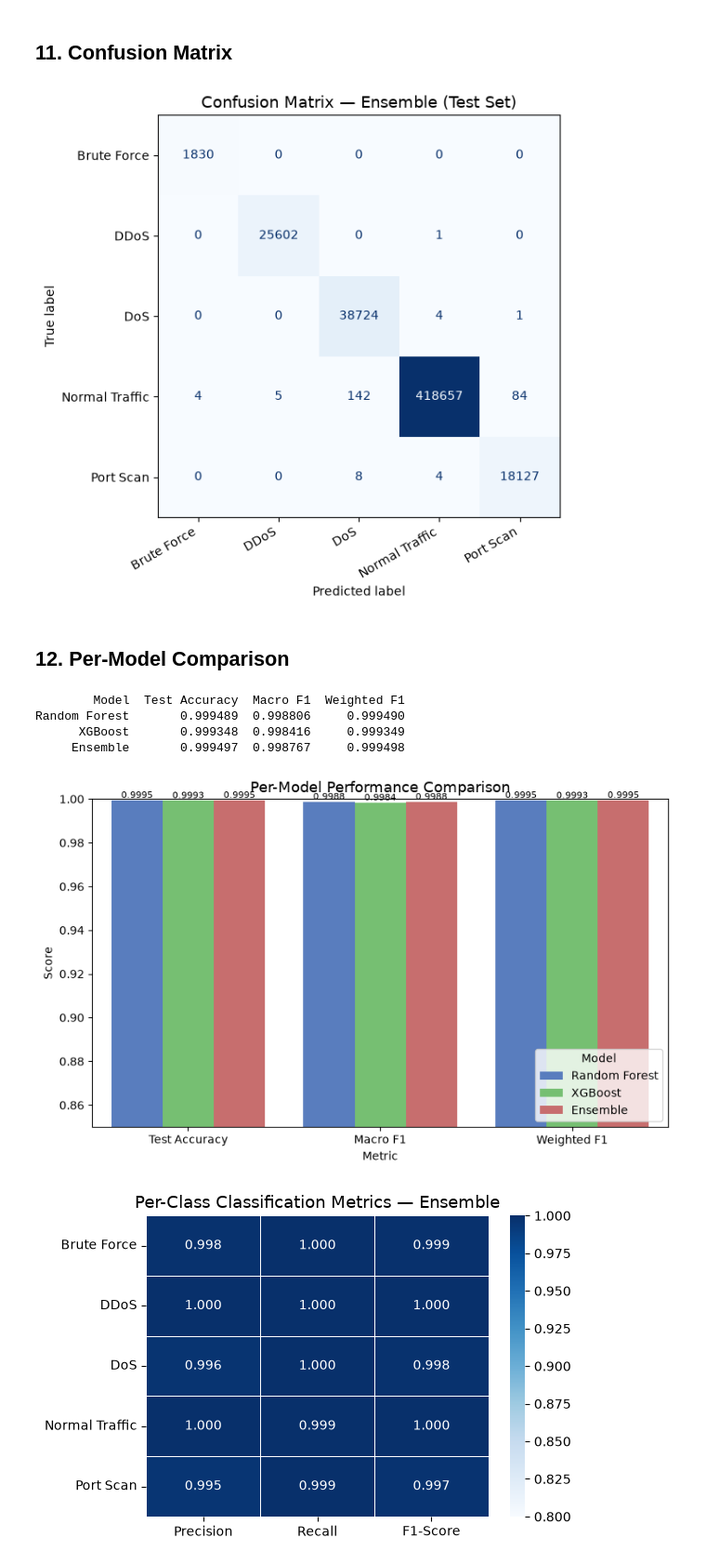
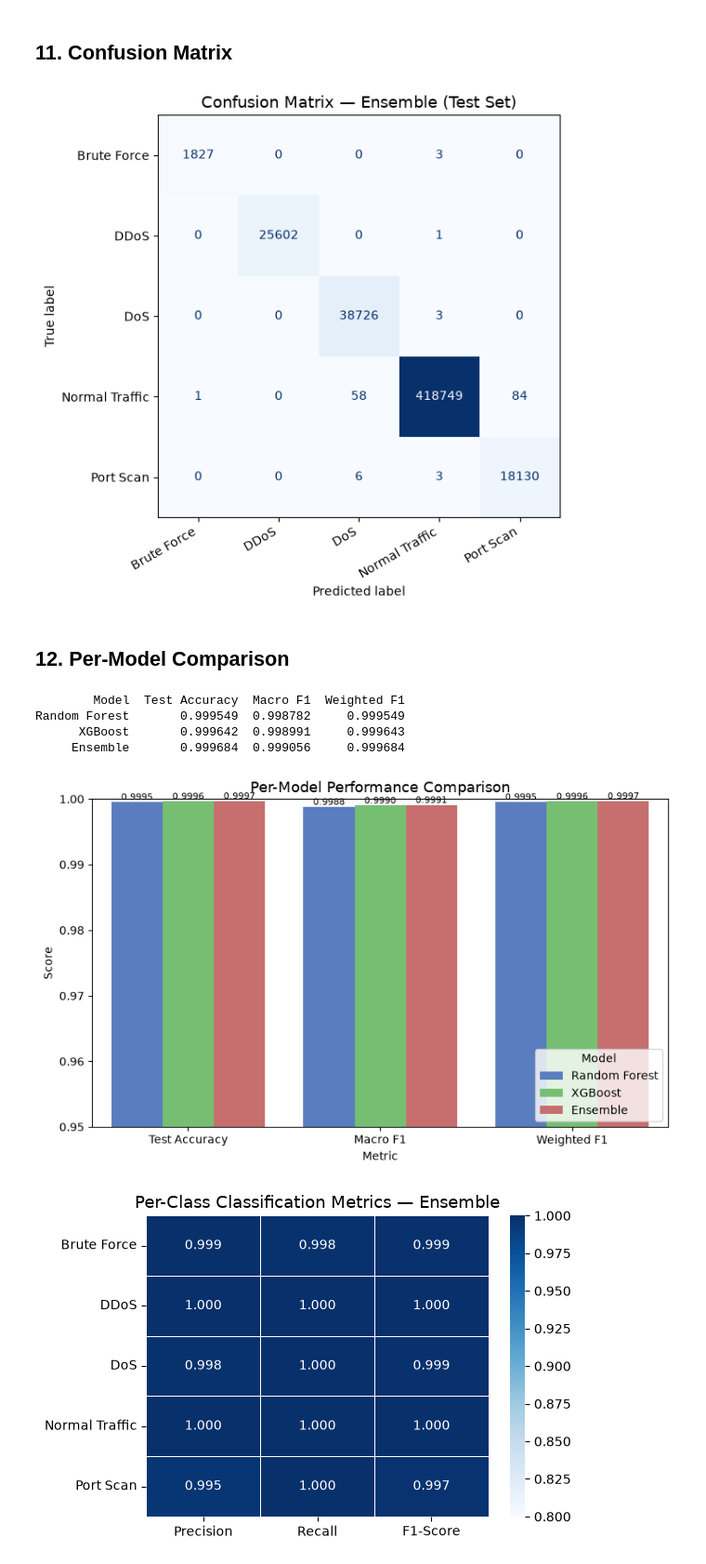
Before and after one commit to abhhiinv/NetworkIntrusionDetector, a Jupyter notebook: newmain.ipynb, the cells around one changed output. Shown at 93% size. Saved outputs shown, nothing was run; the diff lists cells and outputs as text; code cells hidden in the pictures.

Commit message:
retrained ensemble

```diff
--- a/newmain.ipynb
+++ b/newmain.ipynb
@@ -165,12 +165,13 @@ Sample weight range: 0.2402 — 54.9937
 ## 7. Train Random Forest
 # %%
 rf = RandomForestClassifier(
-    n_estimators=100,
+    n_estimators=300,
     max_depth=None,
     min_samples_split=2,
-    class_weight='balanced',   # RF handles imbalance natively via class_weight
-    random_state=RANDOM_STATE,
-    n_jobs=-1
+    class_weight='balanced_subsample',   # RF handles imbalance natively via class_weight
+    max_features='sqrt',
+    n_jobs=-1,
+    random_state=RANDOM_STATE
 )
 rf.fit(X_train_scaled, y_train)
 print('RF training complete.')
@@ -189,13 +190,15 @@ Trained separately with sample_weight — fixes the VotingClassifier bug
 where sample weights are not routed to internal estimators.
 # %%
 xgb = XGBClassifier(
-    n_estimators=200,
+    n_estimators=300,
     max_depth=6,
     learning_rate=0.1,
+    subsample=0.8,
+    colsample_bytree=0.8,
     tree_method='hist',        # use 'hist' — gpu_hist not supported on Kaggle free tier
     eval_metric='mlogloss',
     random_state=RANDOM_STATE,
-    n_jobs=-1
+    n_jobs=1
 )
 # Pass sample_weight directly — this is the fix for the imbalance bug
 xgb.fit(X_train_scaled, y_train, sample_weight=sample_weights,
@@ -272,7 +291,7 @@ plt.tight_layout()
 plt.savefig(r'D:\Academic\ML\ModelTraining\newOutput\confusion_matrix.png', bbox_inches='tight')
 plt.show()
 # %% [output]
-[figure, old version]
+[figure, new version]
 # %% [markdown]
 ## 12. Per-Model Comparison
 # %%
@@ -303,27 +322,27 @@ results = pd.DataFrame({
 print(results.to_string(index=False))
 # %% [output]
         Model  Test Accuracy  Macro F1  Weighted F1
-Random Forest       0.999489  0.998806     0.999490
-      XGBoost       0.999348  0.998416     0.999349
-     Ensemble       0.999497  0.998767     0.999498
+Random Forest       0.999549  0.998782     0.999549
+      XGBoost       0.999642  0.998991     0.999643
+     Ensemble       0.999684  0.999056     0.999684
 # %%
 metrics_df = results.melt(id_vars='Model', value_vars=['Test Accuracy', 'Macro F1', 'Weighted F1'],
                            var_name='Metric', value_name='Score')
 fig, ax = plt.subplots(figsize=(8, 5))
 sns.barplot(data=metrics_df, x='Metric', y='Score', hue='Model',
             palette=['#4878CF', '#6ACC65', '#D65F5F'], ax=ax)
 ax.set_title('Per-Model Performance Comparison', fontsize=13)
 ax.set_ylabel('Score')
-ax.set_ylim(0.85, 1.0)
+ax.set_ylim(0.95, 1.0)
 ax.legend(title='Model', loc='lower right')
 for p in ax.patches:
     ax.annotate(f'{p.get_height():.4f}', (p.get_x() + p.get_width()/2, p.get_height()),
                 ha='center', va='bottom', fontsize=8)
 plt.tight_layout()
 plt.savefig(r'D:\Academic\ML\ModelTraining\newOutput\model_comparison.png', dpi=300, bbox_inches='tight')
 plt.show()
 # %% [output]
-[figure, old version]
+[figure, new version]
 # %%
 from sklearn.metrics import classification_report
 report = classification_report(y_test, y_pred, target_names=le.classes_, output_dict=True)
```
Also changed, not shown: parts of 4 cells of this notebook, 4 other files.
